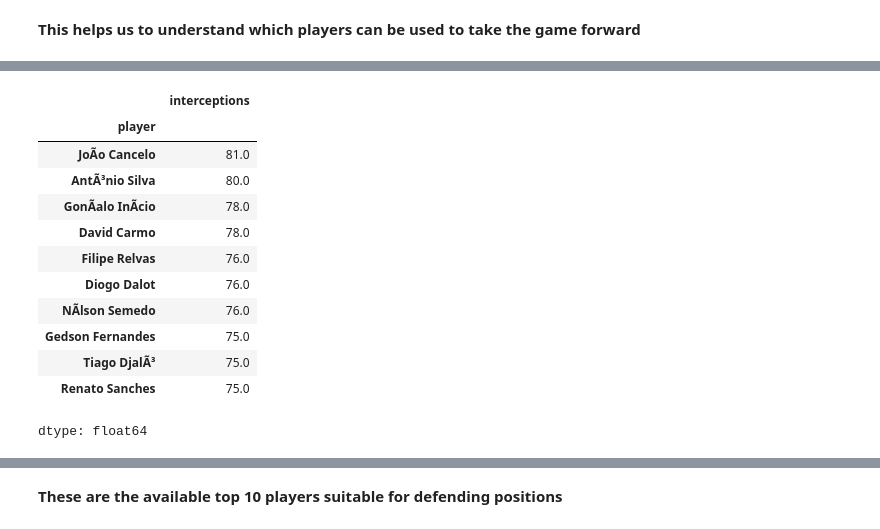
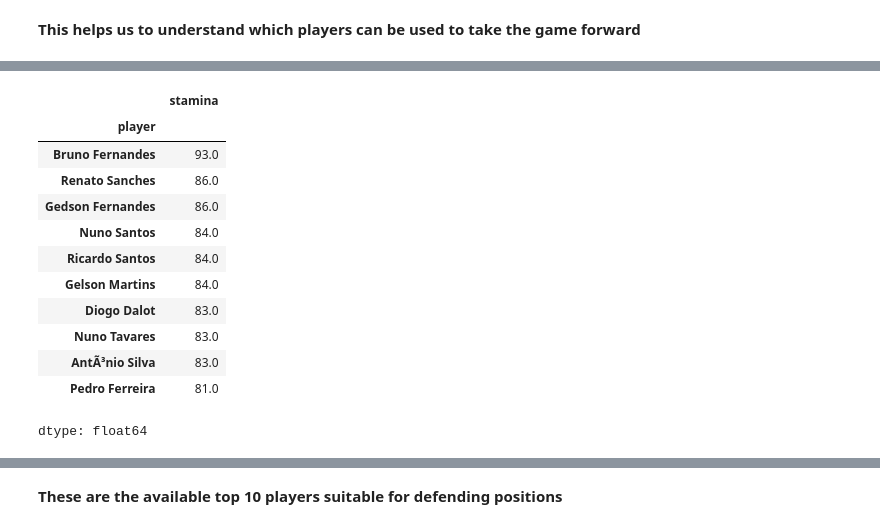
Before and after one commit to SIDHARTHMS26/Portugal-Player-Analysis-and-Real-time-strategy-development, a Jupyter notebook: Portugal_Player_Analysis_and_Real_Time_Strategy.ipynb, the cells around one changed output, grey strips where cells are left out. Cells and saved outputs as stored; diff of their text form; code cells hidden in the pictures.

```diff
--- a/Portugal_Player_Analysis_and_Real_Time_Strategy.ipynb
+++ b/Portugal_Player_Analysis_and_Real_Time_Strategy.ipynb
@@ -128 +295,6 @@ df.isna().sum()
 dtype: int64
+# %%
+df = df.dropna(subset=['Best Position'])
+# %%
+df = df.drop('value', axis=1)
+df.columns
@@ -404,0 +525,4 @@ array([19, 20, 21, 22, 23, 24, 25, 26, 27, 28, 29, 30, 31, 32])
+# %%
+overall_dict = dict(zip(dt['Known As'], dt['Overall']))
+df['overall'] = df['player'].map(overall_dict)
+df
@@ -405,3 +543,5 @@ array([19, 20, 21, 22, 23, 24, 25, 26, 27, 28, 29, 30, 31, 32])
+# %%
+df = df.dropna(subset=['overall'])
 # %%
 df.isna().sum()
 # %% [output]
@@ -478,17 +617,17 @@ array([61, 83, 62, 64, 68, 70, 54, 67, 73, 52, 59, 55, 48, 72, 63, 89, 76,
 # %%
-defend = df.groupby('player')['interceptions'].mean().sort_values(ascending = False)
-defend.head(10)
+stamina = df.groupby('player')['stamina'].mean().sort_values(ascending = False)
+stamina.head(10)
 # %% [output]
-|  | interceptions |
+|  | stamina |
 | player |  |
-| JoÃo Cancelo | 81.0 |
-| AntÃ³nio Silva | 80.0 |
-| GonÃalo InÃcio | 78.0 |
-| David Carmo | 78.0 |
-| Filipe Relvas | 76.0 |
-| Diogo Dalot | 76.0 |
-| NÃlson Semedo | 76.0 |
-| Gedson Fernandes | 75.0 |
-| Tiago DjalÃ³ | 75.0 |
-| Renato Sanches | 75.0 |
+| Bruno Fernandes | 93.0 |
+| Renato Sanches | 86.0 |
+| Gedson Fernandes | 86.0 |
+| Nuno Santos | 84.0 |
+| Ricardo Santos | 84.0 |
+| Gelson Martins | 84.0 |
+| Diogo Dalot | 83.0 |
+| Nuno Tavares | 83.0 |
+| AntÃ³nio Silva | 83.0 |
+| Pedro Ferreira | 81.0 |
 dtype: float64
```
Also changed, not shown: parts of 68 cells of this notebook.
